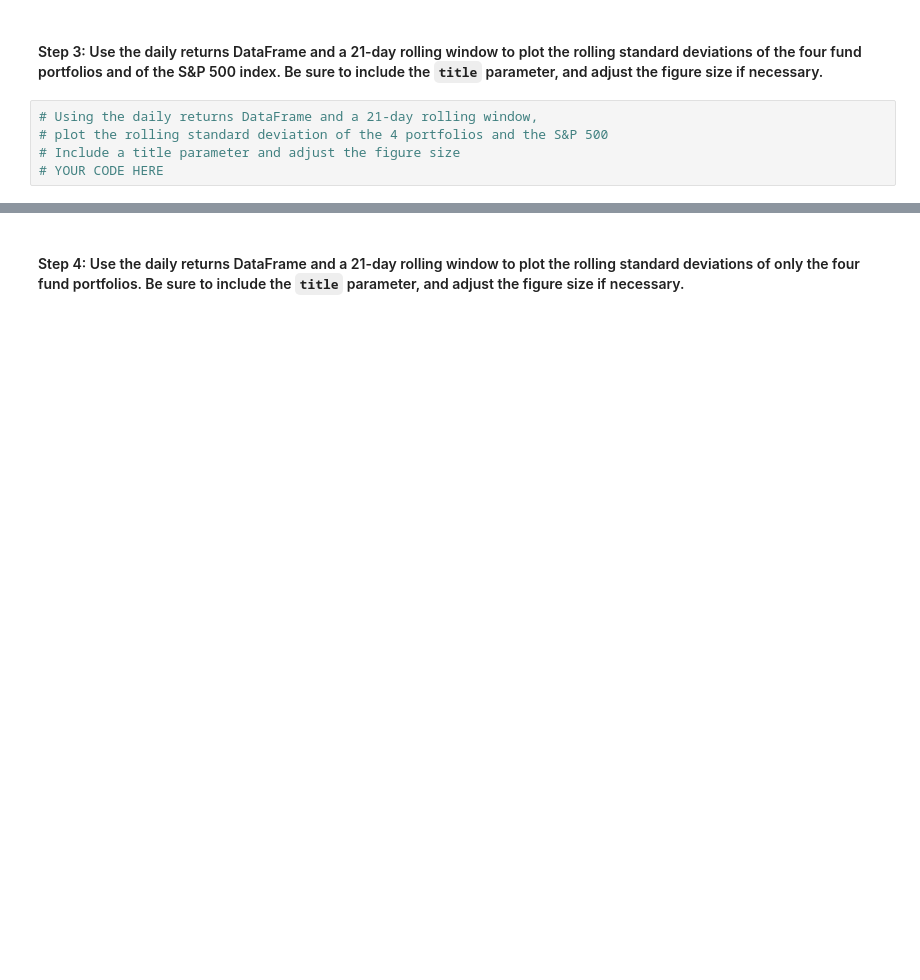
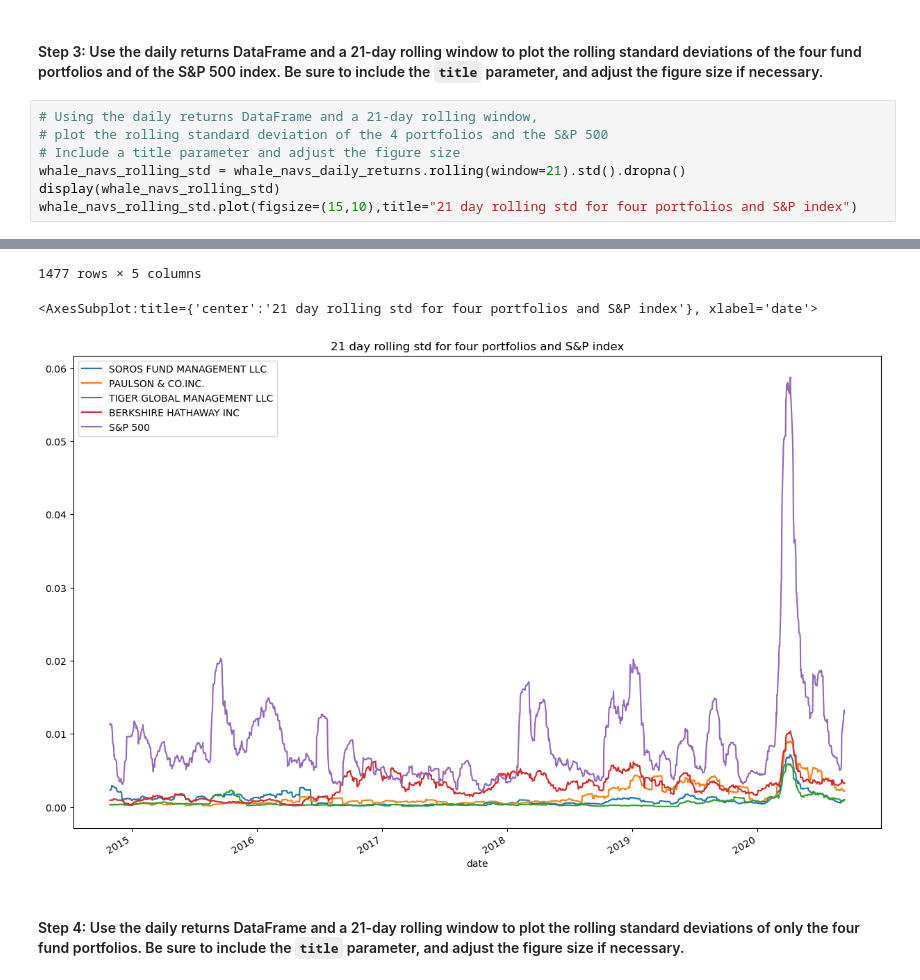
Before and after one commit to anuraggargLTI/module4_challenge, a Jupyter notebook: risk_return_analysis.ipynb, the cells around one changed output, grey strips where cells are left out. Cells and saved outputs as stored; diff of their text form; blank space fills up the shorter version.

```diff
--- a/risk_return_analysis.ipynb
+++ b/risk_return_analysis.ipynb
@@ -257,4 +267,7 @@ dtype: float64
 # Using the daily returns DataFrame and a 21-day rolling window,
 # plot the rolling standard deviation of the 4 portfolios and the S&P 500
 # Include a title parameter and adjust the figure size
-# YOUR CODE HERE
+whale_navs_rolling_std = whale_navs_daily_returns.rolling(window=21).std().dropna()
+display(whale_navs_rolling_std)
+whale_navs_rolling_std.plot(figsize=(15,10),title="21 day rolling std for four portfolios and S&P index")
+# %% [output]
@@ -261,3 +287,6 @@ dtype: float64
+1477 rows × 5 columns
+<AxesSubplot:title={'center':'21 day rolling std for four portfolios and S&P index'}, xlabel='date'>
+[figure, added]
 # %% [markdown]
 #### Step 4: Use the daily returns DataFrame and a 21-day rolling window to plot the rolling standard deviations of only the four fund portfolios. Be sure to include the `title` parameter, and adjust the figure size if necessary.
 # %%
```
Also changed, not shown: parts of 13 cells of this notebook.
